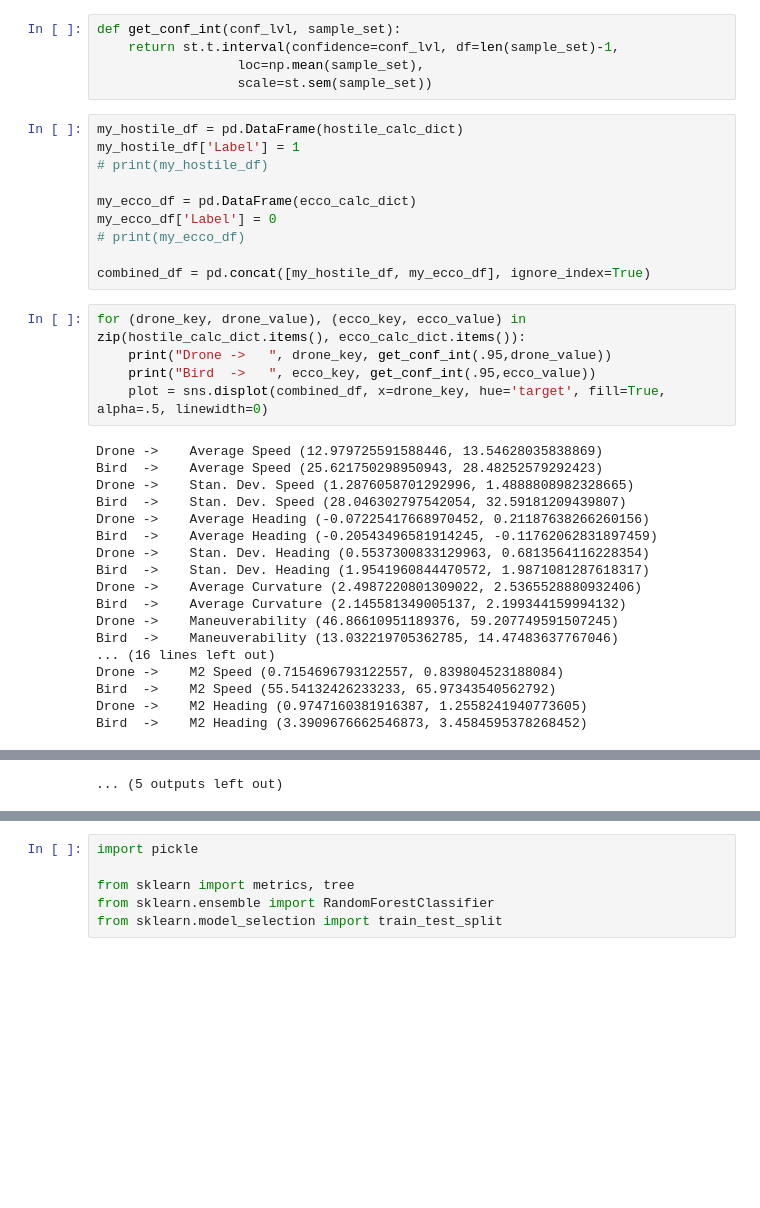
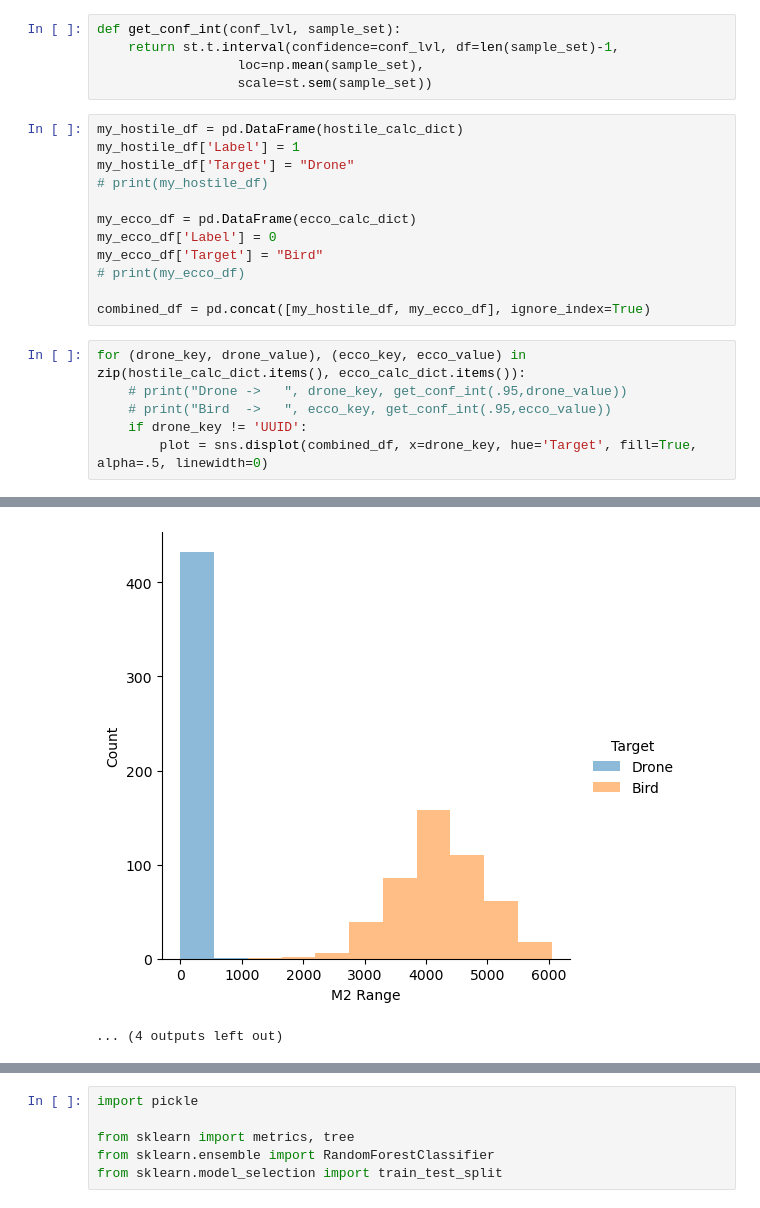
Before and after one commit to tuckerdickson/RADAR-Declutter, a Jupyter notebook: notebooks/feature_vectors.ipynb, the cells around one changed output, grey strips where cells are left out. Drawn from its saved outputs; the diff is of its cells as text; blank space fills up the shorter version.

```diff
--- a/notebooks/feature_vectors.ipynb
+++ b/notebooks/feature_vectors.ipynb
@@ -380,47 +359,34 @@ def get_conf_int(conf_lvl, sample_set):
 # %%
 my_hostile_df = pd.DataFrame(hostile_calc_dict)
 my_hostile_df['Label'] = 1
+my_hostile_df['Target'] = "Drone"
 # print(my_hostile_df)
 
 my_ecco_df = pd.DataFrame(ecco_calc_dict)
 my_ecco_df['Label'] = 0
+my_ecco_df['Target'] = "Bird"
 # print(my_ecco_df)
 
 combined_df = pd.concat([my_hostile_df, my_ecco_df], ignore_index=True)
 # %%
 for (drone_key, drone_value), (ecco_key, ecco_value) in zip(hostile_calc_dict.items(), ecco_calc_dict.items()):
-    print("Drone ->   ", drone_key, get_conf_int(.95,drone_value))
-    print("Bird  ->   ", ecco_key, get_conf_int(.95,ecco_value))
-    plot = sns.displot(combined_df, x=drone_key, hue='target', fill=True, alpha=.5, linewidth=0)
+    # print("Drone ->   ", drone_key, get_conf_int(.95,drone_value))
+    # print("Bird  ->   ", ecco_key, get_conf_int(.95,ecco_value))
+    if drone_key != 'UUID':
+        plot = sns.displot(combined_df, x=drone_key, hue='Target', fill=True, alpha=.5, linewidth=0)
 # %% [output]
-Drone ->    Average Speed (12.979725591588446, 13.54628035838869)
-Bird  ->    Average Speed (25.621750298950943, 28.48252579292423)
-Drone ->    Stan. Dev. Speed (1.2876058701292996, 1.4888808982328665)
-Bird  ->    Stan. Dev. Speed (28.046302797542054, 32.59181209439807)
-Drone ->    Average Heading (-0.07225417668970452, 0.21187638266260156)
-Bird  ->    Average Heading (-0.20543496581914245, -0.11762062831897459)
-Drone ->    Stan. Dev. Heading (0.5537300833129963, 0.6813564116228354)
-Bird  ->    Stan. Dev. Heading (1.9541960844470572, 1.9871081287618317)
-Drone ->    Average Curvature (2.4987220801309022, 2.5365528880932406)
-Bird  ->    Average Curvature (2.145581349005137, 2.199344159994132)
-Drone ->    Maneuverability (46.86610951189376, 59.207749591507245)
-Bird  ->    Maneuverability (13.032219705362785, 14.47483637767046)
-... (16 lines left out)
-Drone ->    M2 Speed (0.7154696793122557, 0.839804523188084)
-Bird  ->    M2 Speed (55.54132426233233, 65.97343540562792)
-Drone ->    M2 Heading (0.9747160381916387, 1.2558241940773605)
-Bird  ->    M2 Heading (3.3909676662546873, 3.4584595378268452)
 [figure]
 [figure]
 [figure]
 [figure]
 [figure]
 [figure]
 [figure]
 [figure]
 [figure]
 [figure]
 [figure]
-... (5 outputs left out)
+[figure, added]
+... (4 outputs left out)
 # %% [markdown]
 # Train Classifier
```
Also changed, not shown: parts of 13 cells of this notebook.
